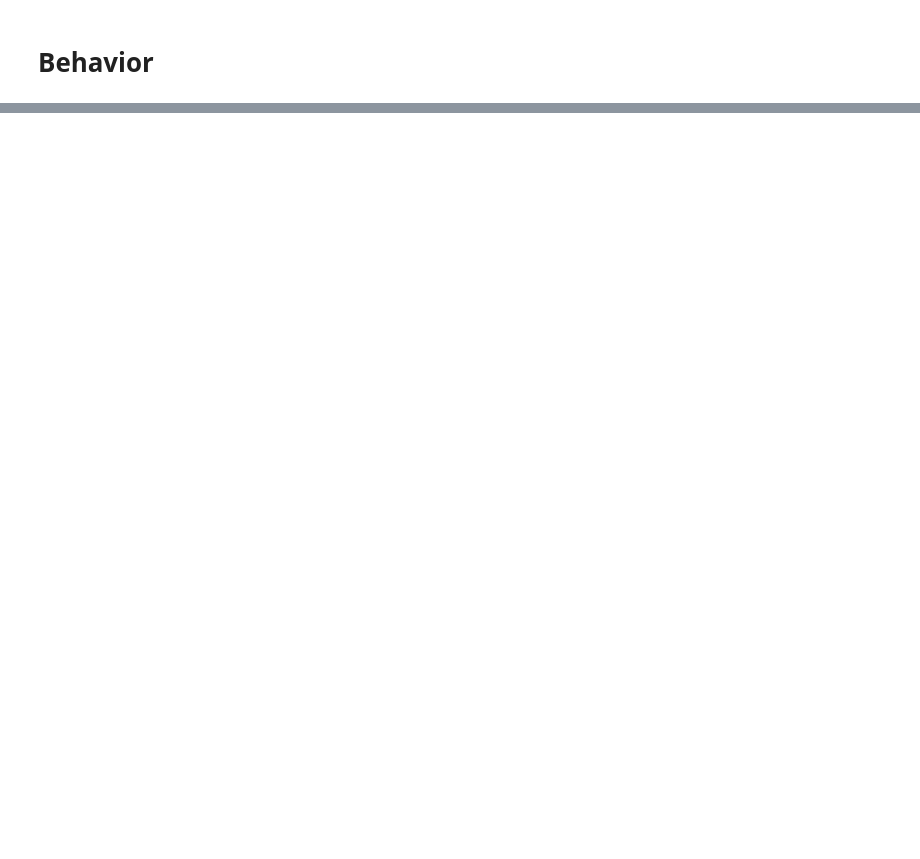
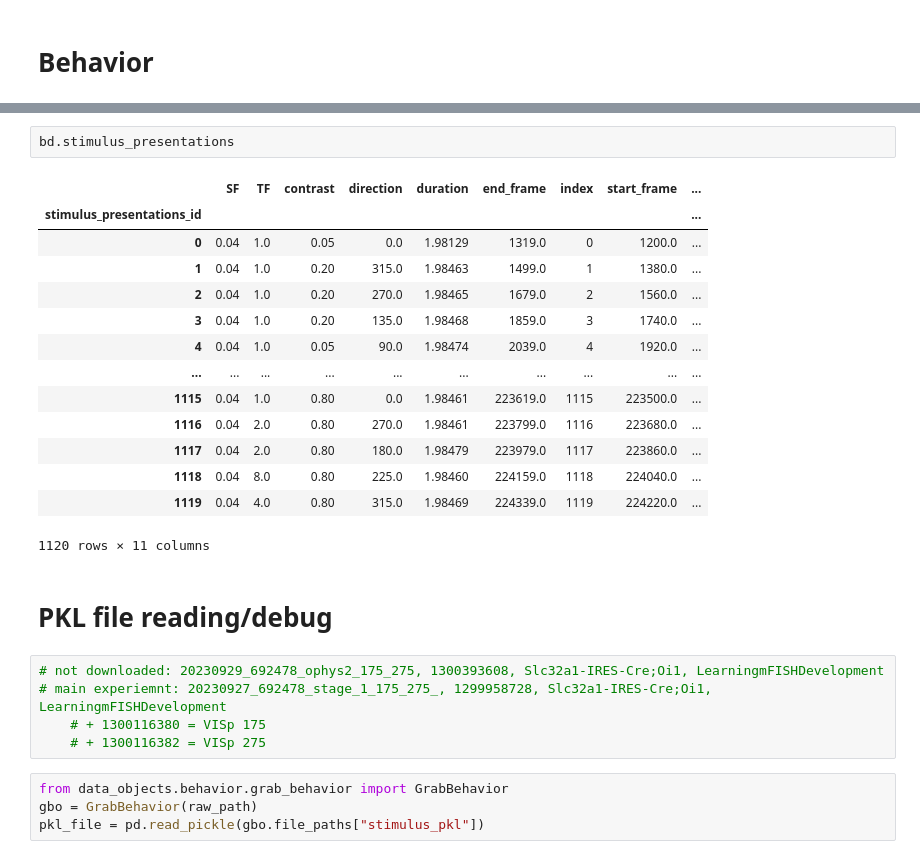
Before and after one commit to AllenNeuralDynamics/lamf-analysis, a Jupyter notebook: ophys-mfish-dev/notebooks/Dataset-object-demo.ipynb, the cells around one changed output, grey strips where cells are left out. Drawn from its saved outputs; the diff is of its cells as text; blank space fills up the shorter version.

```diff
--- a/ophys-mfish-dev/notebooks/Dataset-object-demo.ipynb
+++ b/ophys-mfish-dev/notebooks/Dataset-object-demo.ipynb
@@ -235,0 +279,28 @@ dataset.cell_specimen_table.head()
+# %%
+bd.stimulus_presentations
+# %% [output]
+|  | SF | TF | contrast | direction | duration | end_frame | index | start_frame | ... |
+| stimulus_presentations_id |  |  |  |  |  |  |  |  | ... |
+| 0 | 0.04 | 1.0 | 0.05 | 0.0 | 1.98129 | 1319.0 | 0 | 1200.0 | ... |
+| 1 | 0.04 | 1.0 | 0.20 | 315.0 | 1.98463 | 1499.0 | 1 | 1380.0 | ... |
+| 2 | 0.04 | 1.0 | 0.20 | 270.0 | 1.98465 | 1679.0 | 2 | 1560.0 | ... |
+| 3 | 0.04 | 1.0 | 0.20 | 135.0 | 1.98468 | 1859.0 | 3 | 1740.0 | ... |
+| 4 | 0.04 | 1.0 | 0.05 | 90.0 | 1.98474 | 2039.0 | 4 | 1920.0 | ... |
+| ... | ... | ... | ... | ... | ... | ... | ... | ... | ... |
+| 1115 | 0.04 | 1.0 | 0.80 | 0.0 | 1.98461 | 223619.0 | 1115 | 223500.0 | ... |
+| 1116 | 0.04 | 2.0 | 0.80 | 270.0 | 1.98461 | 223799.0 | 1116 | 223680.0 | ... |
+| 1117 | 0.04 | 2.0 | 0.80 | 180.0 | 1.98479 | 223979.0 | 1117 | 223860.0 | ... |
+| 1118 | 0.04 | 8.0 | 0.80 | 225.0 | 1.98460 | 224159.0 | 1118 | 224040.0 | ... |
+| 1119 | 0.04 | 4.0 | 0.80 | 315.0 | 1.98469 | 224339.0 | 1119 | 224220.0 | ... |
+1120 rows × 11 columns
+# %% [markdown]
+# PKL file reading/debug
+# %%
+# not downloaded: 20230929_692478_ophys2_175_275, 1300393608, Slc32a1-IRES-Cre;Oi1, LearningmFISHDevelopment
+# main experiemnt: 20230927_692478_stage_1_175_275_, 1299958728, Slc32a1-IRES-Cre;Oi1, LearningmFISHDevelopment
+    # + 1300116380 = VISp 175
+    # + 1300116382 = VISp 275
+# %%
+from data_objects.behavior.grab_behavior import GrabBehavior
+gbo = GrabBehavior(raw_path)
+pkl_file = pd.read_pickle(gbo.file_paths["stimulus_pkl"])
```
Also changed, not shown: parts of 24 cells of this notebook, 15 other files.
